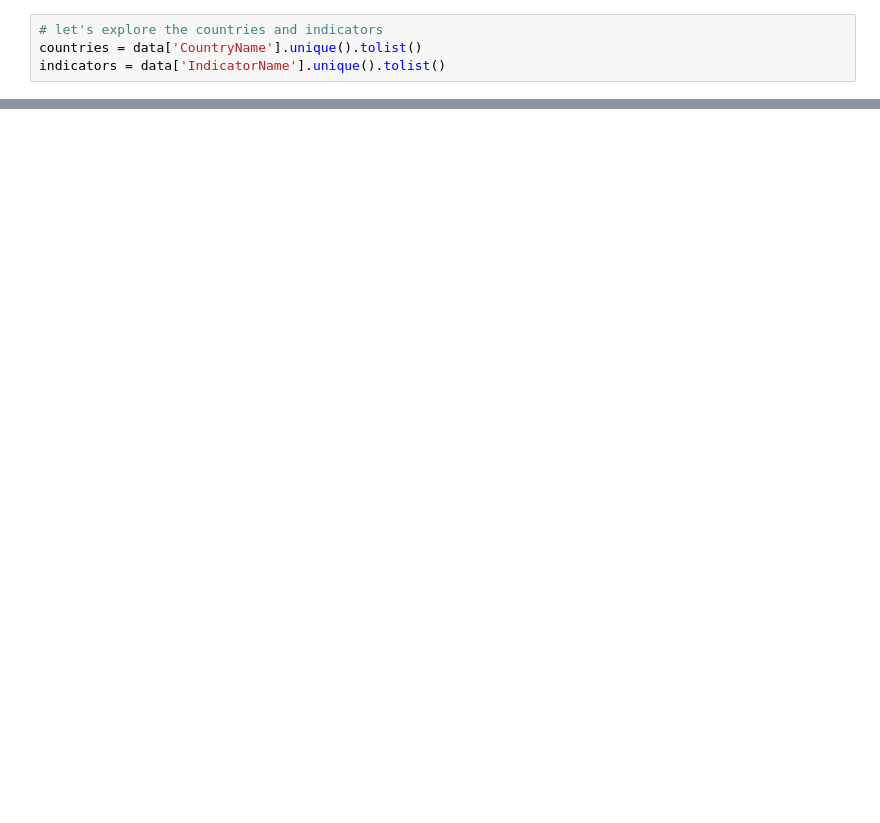
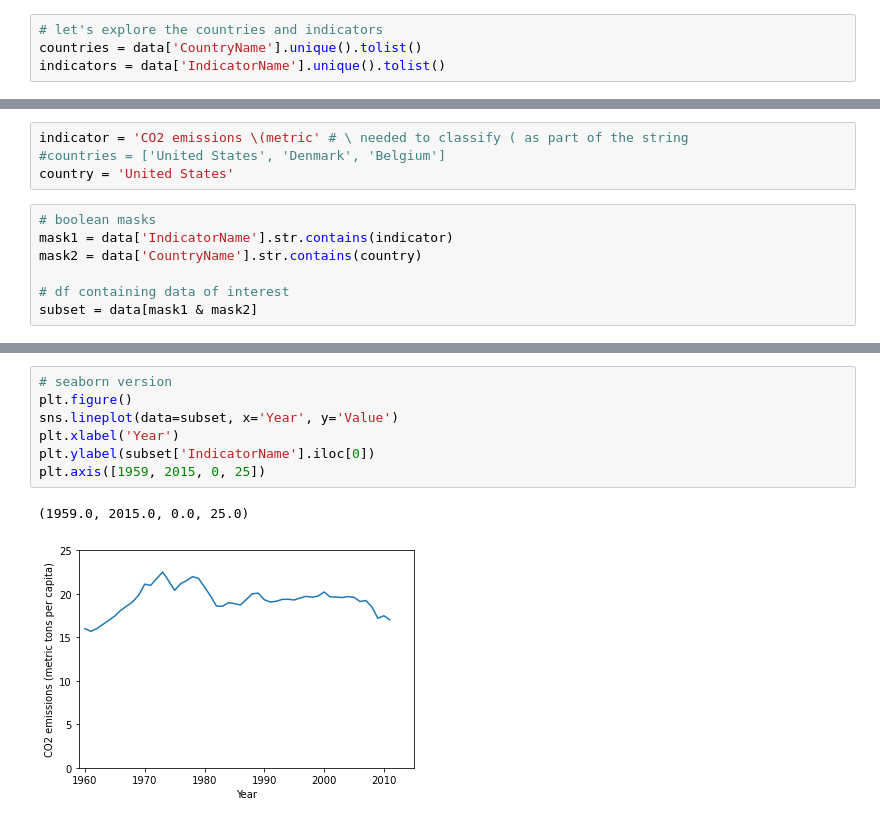
Before and after one commit to data-sandbox/world-development-indicators, a Jupyter notebook: world_development_indicators_exploration.ipynb, the cells around one changed output, grey strips where cells are left out. Saved outputs shown, nothing was run; the diff lists cells and outputs as text; blank space fills up the shorter version.

Commit message:
begin exploring co2 emissions

```diff
--- a/world_development_indicators_exploration.ipynb
+++ b/world_development_indicators_exploration.ipynb
@@ -26,0 +88,11 @@ AttributeError: 'list' object has no attribute 'head'
+# %%
+indicator = 'CO2 emissions \(metric' # \ needed to classify ( as part of the string
+#countries = ['United States', 'Denmark', 'Belgium']
+country = 'United States'
+# %%
+# boolean masks
+mask1 = data['IndicatorName'].str.contains(indicator)
+mask2 = data['CountryName'].str.contains(country)
+
+# df containing data of interest
+subset = data[mask1 & mask2]
@@ -26,0 +108,10 @@ AttributeError: 'list' object has no attribute 'head'
+# %%
+# seaborn version
+plt.figure()
+sns.lineplot(data=subset, x='Year', y='Value')
+plt.xlabel('Year')
+plt.ylabel(subset['IndicatorName'].iloc[0])
+plt.axis([1959, 2015, 0, 25])
+# %% [output]
+(1959.0, 2015.0, 0.0, 25.0)
+[figure, added]
```
Also changed, not shown: parts of 9 cells of this notebook.
